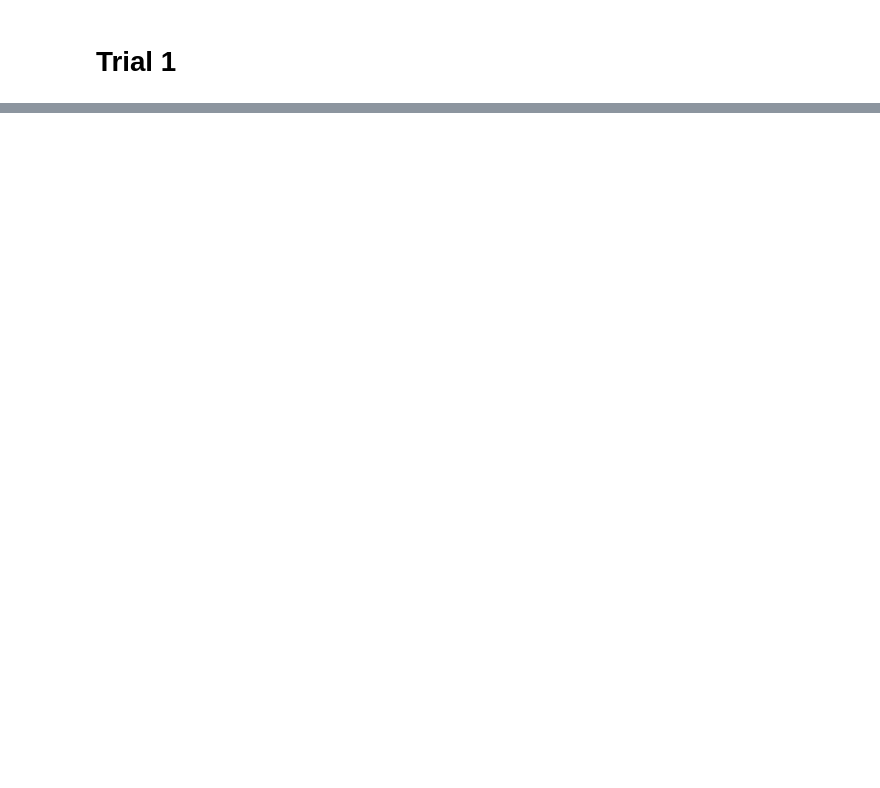
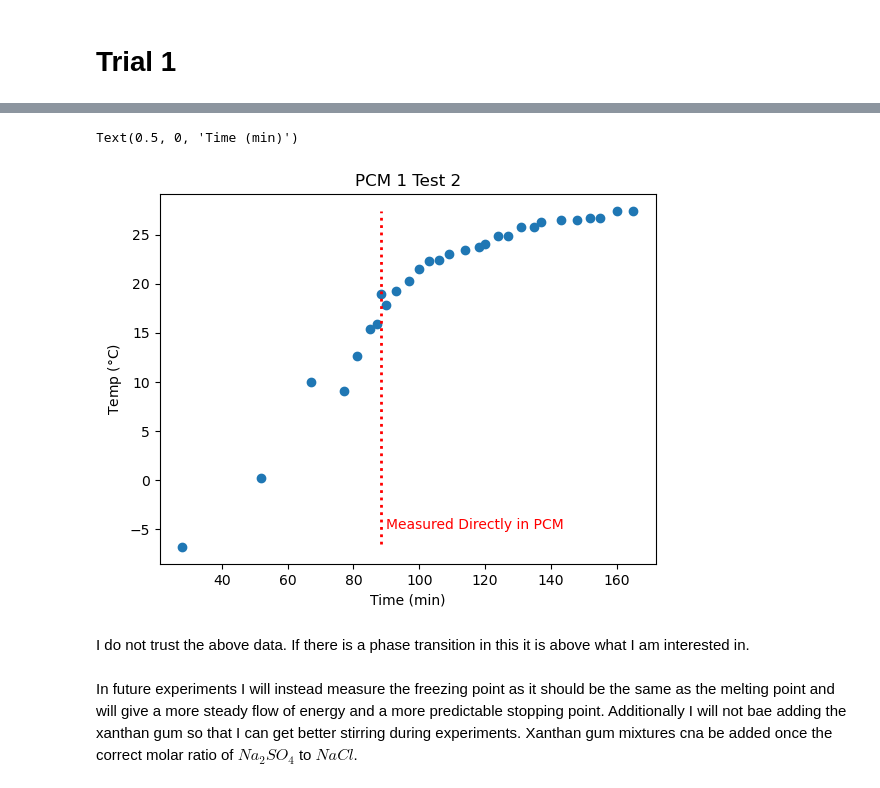
Before and after one commit to Ben-Payton/RoomTemp_PCM, a Jupyter notebook: Data_Analysis.ipynb, the cells around one changed output, grey strips where cells are left out. Saved outputs shown, nothing was run; the diff lists cells and outputs as text; code cells hidden in the pictures; blank space fills up the shorter version.

```diff
--- a/Data_Analysis.ipynb
+++ b/Data_Analysis.ipynb
@@ -17,0 +18,16 @@ Text(0.5, 0, 'Time (min)')
+# %%
+Trial2_Times = [28,52,67,77,81,85,87,88.5,90,93,97,100,103,106,109,114,118,120,124,127,131,135,137,143,148,152,155,160,165]
+Trial2_Temps = [-6.8,.2,10,9.1,12.6,15.4,15.9,18.9,17.8,19.2,20.3,21.5,22.3,22.4,23,23.4,23.7,24,24.8,24.8,25.8,25.8,26.3,26.5,26.5,26.7,26.7,27.4,27.4]
+plt.scatter(Trial2_Times,Trial2_Temps)
+plt.plot((88.5,88.5),(-6.5,27.4),color="Red",linewidth = 2,linestyle = "dotted")
+plt.text(90,-5,"Measured Directly in PCM",color = "Red")
+plt.title("PCM 1 Test 2")
+plt.ylabel("Temp ($\\degree{}$C)")
+plt.xlabel("Time (min)")
+# %% [output]
+Text(0.5, 0, 'Time (min)')
+[figure, added]
+# %% [markdown]
+I do not trust the above data. If there is a phase transition in this it is above what I am interested in.
+# %% [markdown]
+In future experiments I will instead measure the freezing point as it should be the same as the melting point and will give a more steady flow of energy and a more predictable stopping point. Additionally I will not bae adding the xanthan gum so that I can get better stirring during experiments. Xanthan gum mixtures cna be added once the correct molar ratio of $Na_{2}SO_{4}$ to $NaCl$.
```
Also changed, not shown: parts of 1 cell of this notebook.
